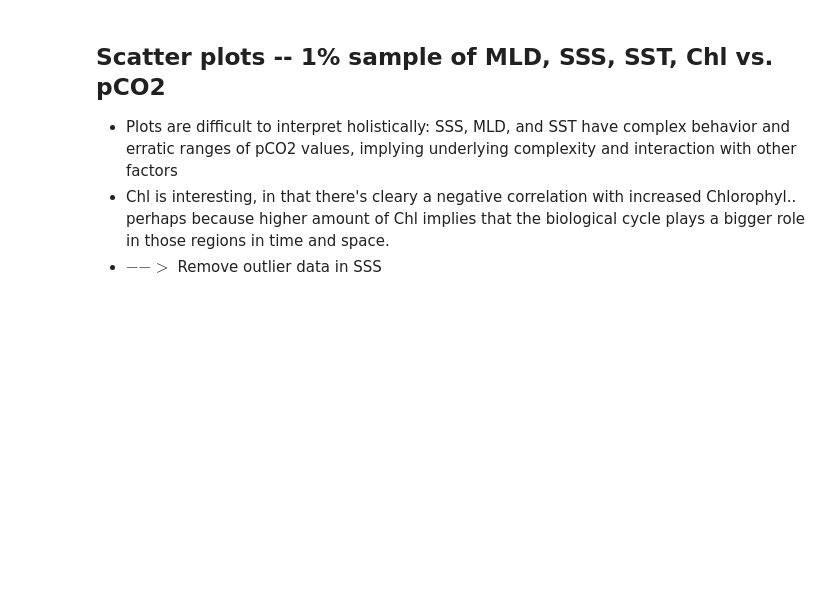
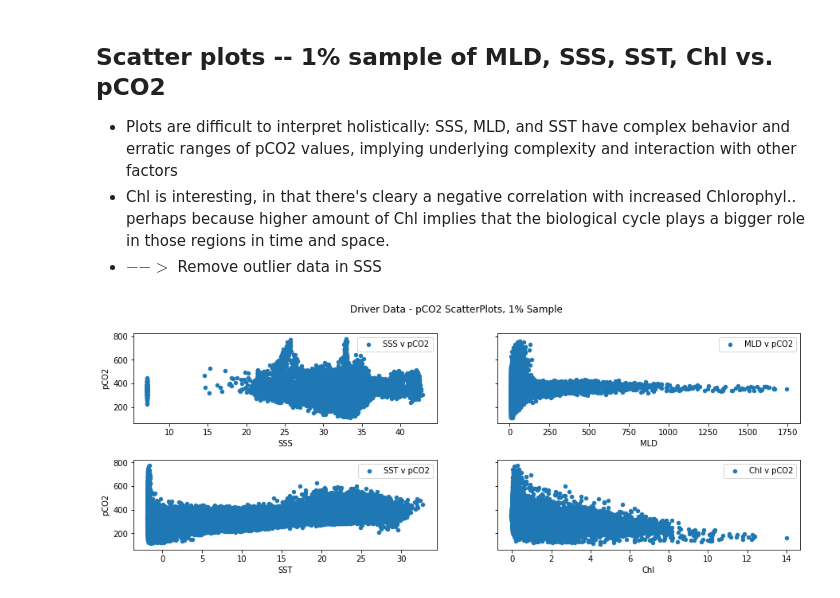
Before and after one commit to manksh/ocean-co2-absorption, a Jupyter notebook: notebooks/CG_edav.ipynb, the cells around one changed output. Drawn from its saved outputs; the diff is of its cells as text; code cells hidden in the pictures; blank space fills up the shorter version.

```diff
--- a/notebooks/CG_edav.ipynb
+++ b/notebooks/CG_edav.ipynb
@@ -384,16 +390,19 @@ count < 5:14762 sample size:17290470 <30 fraction:0.0008537651087564421
 # %%
 fig2, axs = plt.subplots(2,2,sharey=True, figsize =[15,5])
 
 joined.sample(frac=.01).plot(kind='scatter',ax=axs[0,0],x='SSS',y='pCO2',label='SSS v pCO2')
 joined.sample(frac=.01).plot(kind='scatter',ax=axs[1,0],x='SST',y='pCO2',label='SST v pCO2')
 joined.sample(frac=.01).plot(kind='scatter',ax=axs[0,1],x='MLD',y='pCO2',label='MLD v pCO2')
 joined.sample(frac=.01).plot(kind='scatter',ax=axs[1,1],x='Chl',y='pCO2',label='Chl v pCO2')
 
 #df_SSS_powers['power:-0.5'].hist(ax=axs[0],bins=100,range=(1.63,1.68),label='reciprocal square root').set_title('SSS: reciprocal square root')
 #df_SSS_powers['power:0'].hist(ax=axs[1],bins=100,range=(3.3,3.65),label='log').set_title('log(SSS)')
 #df_SSS_powers['power:0.5'].hist(ax=axs[2],bins=100,range=(9,10.5),label='square root').set_title('square root (SSS)')
-
+fig2.subplots_adjust(hspace=0.4)
+fig2.suptitle('Driver Data - pCO2 ScatterPlots, 1% Sample')
 fig2.show()
+# %% [output]
+[figure, added]
 # %%
 fig3, axs = plt.subplots(2,2,sharey=True, figsize =[15,5])
 
```
Also changed, not shown: parts of 11 cells of this notebook, 4 other files.
